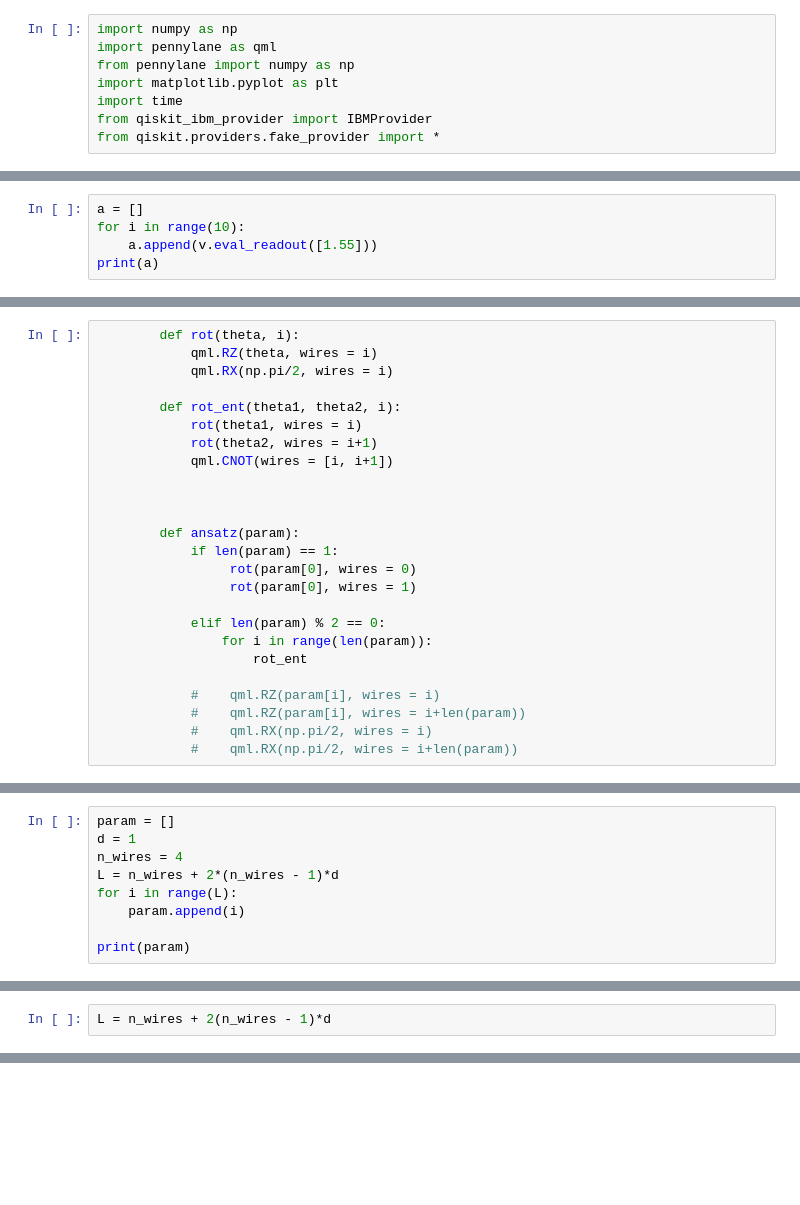
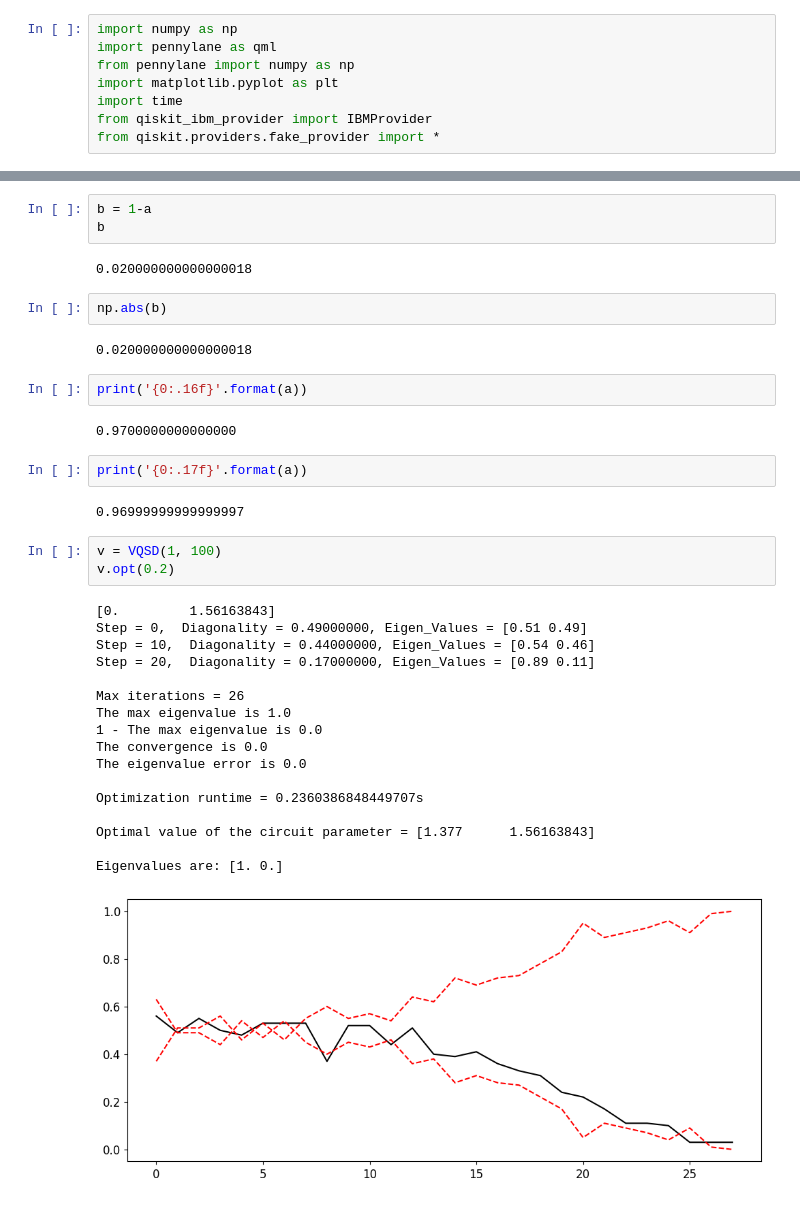
Before and after one commit to JoanArrow/VQA-Benchmarking-Project, a Jupyter notebook: VQSD/VQSD_inhouseansatz.ipynb, the cells around one changed output, grey strips where cells are left out. Drawn from its saved outputs; the diff is of its cells as text; blank space fills up the shorter version.

```diff
--- a/VQSD/VQSD_inhouseansatz.ipynb
+++ b/VQSD/VQSD_inhouseansatz.ipynb
@@ -250,5 +8,0 @@ v.run(1)
-# %%
-a = []
-for i in range(10):
-    a.append(v.eval_readout([1.55]))
-print(a)
@@ -434,25 +8,0 @@ print(drawer(init_weights, weights))
-# %%
-        def rot(theta, i):
-            qml.RZ(theta, wires = i)
-            qml.RX(np.pi/2, wires = i)
-
-        def rot_ent(theta1, theta2, i):
-            rot(theta1, wires = i)
-            rot(theta2, wires = i+1)
-            qml.CNOT(wires = [i, i+1])
-
-
-
-        def ansatz(param):
-            if len(param) == 1:
-                 rot(param[0], wires = 0)
-                 rot(param[0], wires = 1)
-
-            elif len(param) % 2 == 0:
-                for i in range(len(param)):
-                    rot_ent
-
-            #    qml.RZ(param[i], wires = i)
-            #    qml.RZ(param[i], wires = i+len(param))
-            #    qml.RX(np.pi/2, wires = i)
-            #    qml.RX(np.pi/2, wires = i+len(param))
@@ -504,9 +8,0 @@ NameError: name 'qml' is not defined
-# %%
-param = []
-d = 1
-n_wires = 4
-L = n_wires + 2*(n_wires - 1)*d
-for i in range(L):
-    param.append(i)
-
-print(param)
@@ -515,2 +8,0 @@ print(param)
-# %%
-L = n_wires + 2(n_wires - 1)*d
@@ -526,0 +287,38 @@ param
+# %%
+b = 1-a
+b
+# %% [output]
+0.020000000000000018
+# %%
+np.abs(b)
+# %% [output]
+0.020000000000000018
+# %%
+print('{0:.16f}'.format(a))
+# %% [output]
+0.9700000000000000
+# %%
+print('{0:.17f}'.format(a))
+# %% [output]
+0.96999999999999997
+# %%
+v = VQSD(1, 100)
+v.opt(0.2)
+# %% [output]
+[0.         1.56163843]
+Step = 0,  Diagonality = 0.49000000, Eigen_Values = [0.51 0.49]
+Step = 10,  Diagonality = 0.44000000, Eigen_Values = [0.54 0.46]
+Step = 20,  Diagonality = 0.17000000, Eigen_Values = [0.89 0.11]
+
+Max iterations = 26
+The max eigenvalue is 1.0
+1 - The max eigenvalue is 0.0
+The convergence is 0.0
+The eigenvalue error is 0.0
+
+Optimization runtime = 0.2360386848449707s
+
+Optimal value of the circuit parameter = [1.377      1.56163843]
+
+Eigenvalues are: [1. 0.]
+[figure, added]
```
Also changed, not shown: parts of 59 cells of this notebook.
